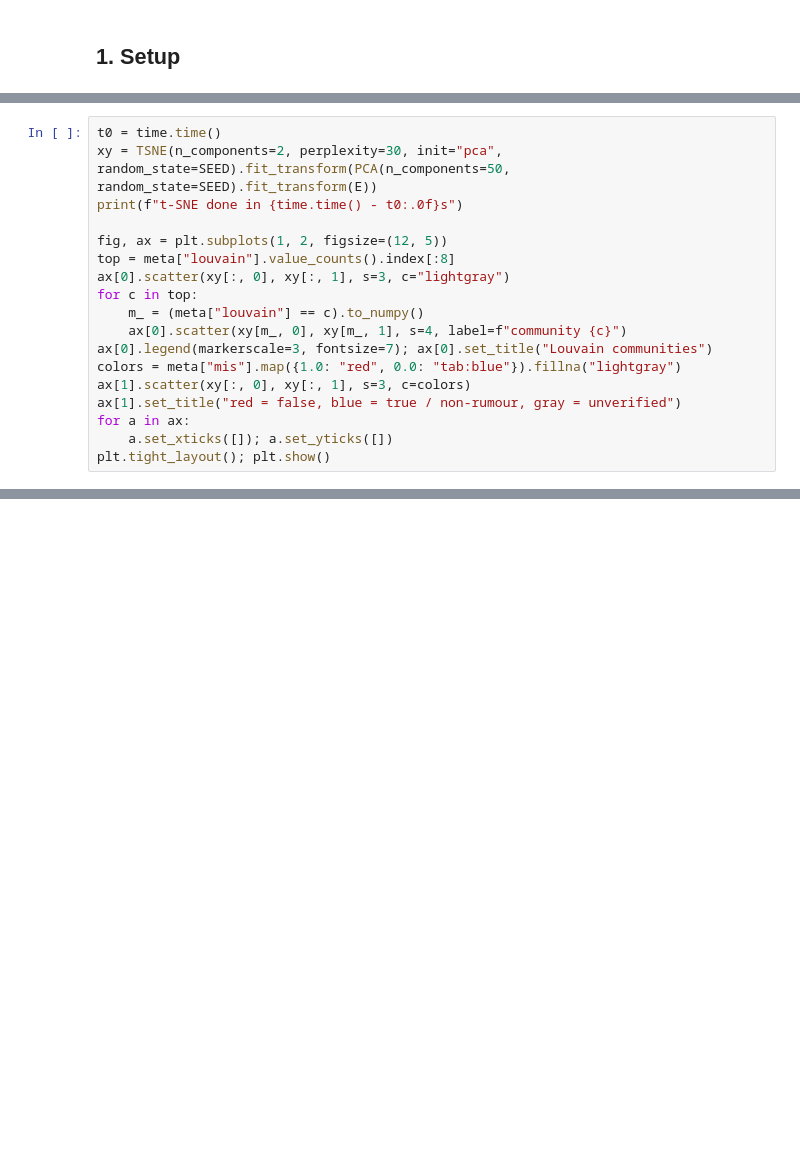
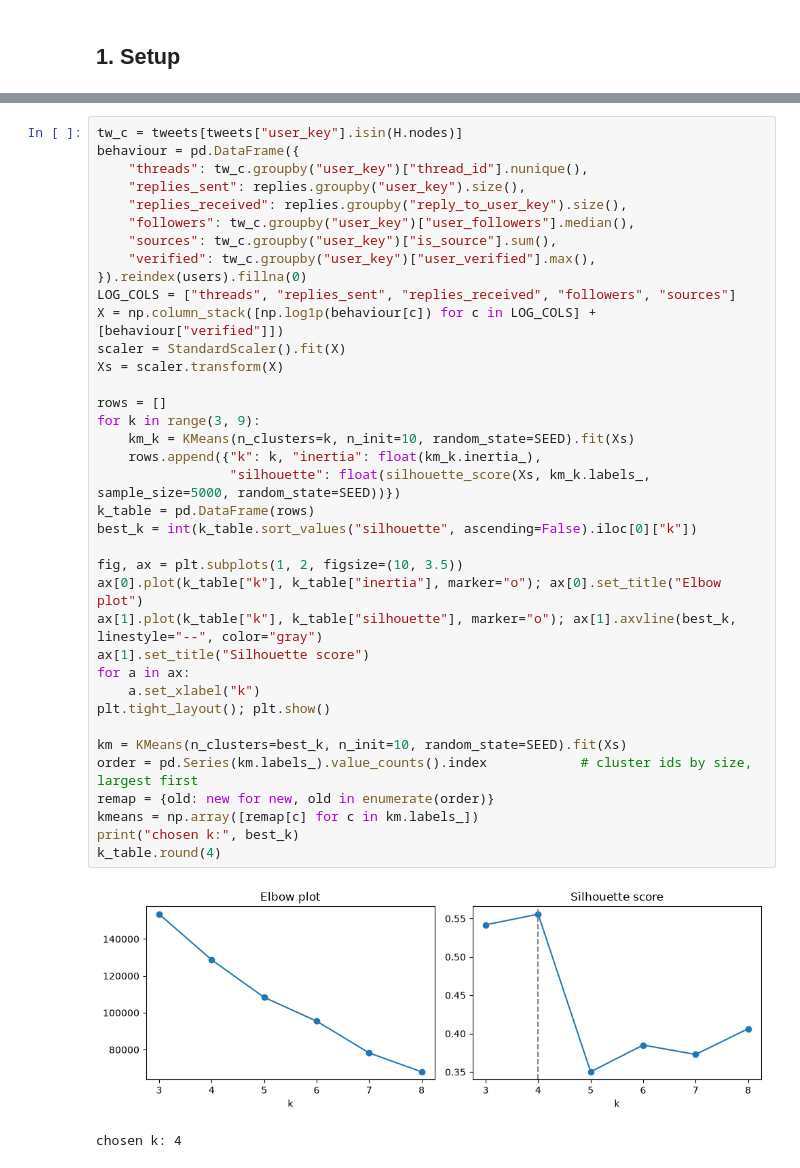
Before and after one commit to PhamAn0910/COS30049-political-misinfo, a Jupyter notebook: backend/notebooks/06_community_detection.ipynb, the cells around one changed output, grey strips where cells are left out. Drawn from its saved outputs; the diff is of its cells as text; blank space fills up the shorter version.

```diff
--- a/backend/notebooks/06_community_detection.ipynb
+++ b/backend/notebooks/06_community_detection.ipynb
@@ -247,18 +21,0 @@ t-SNE squeezes the 384 numbers into 2 so that similar cascades land near each ot
-# %%
-t0 = time.time()
-xy = TSNE(n_components=2, perplexity=30, init="pca", random_state=SEED).fit_transform(PCA(n_components=50, random_state=SEED).fit_transform(E))
-print(f"t-SNE done in {time.time() - t0:.0f}s")
-
-fig, ax = plt.subplots(1, 2, figsize=(12, 5))
-top = meta["louvain"].value_counts().index[:8]
-ax[0].scatter(xy[:, 0], xy[:, 1], s=3, c="lightgray")
-for c in top:
-    m_ = (meta["louvain"] == c).to_numpy()
-    ax[0].scatter(xy[m_, 0], xy[m_, 1], s=4, label=f"community {c}")
-ax[0].legend(markerscale=3, fontsize=7); ax[0].set_title("Louvain communities")
-colors = meta["mis"].map({1.0: "red", 0.0: "tab:blue"}).fillna("lightgray")
-ax[1].scatter(xy[:, 0], xy[:, 1], s=3, c=colors)
-ax[1].set_title("red = false, blue = true / non-rumour, gray = unverified")
-for a in ax:
-    a.set_xticks([]); a.set_yticks([])
-plt.tight_layout(); plt.show()
@@ -531,0 +162,40 @@ K-Means cluster of the first 3 cascades: [4 4 4] (saved: [4 4 4] )
+# %%
+tw_c = tweets[tweets["user_key"].isin(H.nodes)]
+behaviour = pd.DataFrame({
+    "threads": tw_c.groupby("user_key")["thread_id"].nunique(),
+    "replies_sent": replies.groupby("user_key").size(),
+    "replies_received": replies.groupby("reply_to_user_key").size(),
+    "followers": tw_c.groupby("user_key")["user_followers"].median(),
+    "sources": tw_c.groupby("user_key")["is_source"].sum(),
+    "verified": tw_c.groupby("user_key")["user_verified"].max(),
+}).reindex(users).fillna(0)
+LOG_COLS = ["threads", "replies_sent", "replies_received", "followers", "sources"]
+X = np.column_stack([np.log1p(behaviour[c]) for c in LOG_COLS] + [behaviour["verified"]])
+scaler = StandardScaler().fit(X)
+Xs = scaler.transform(X)
+
+rows = []
+for k in range(3, 9):
+    km_k = KMeans(n_clusters=k, n_init=10, random_state=SEED).fit(Xs)
+    rows.append({"k": k, "inertia": float(km_k.inertia_),
+                 "silhouette": float(silhouette_score(Xs, km_k.labels_, sample_size=5000, random_state=SEED))})
+k_table = pd.DataFrame(rows)
+best_k = int(k_table.sort_values("silhouette", ascending=False).iloc[0]["k"])
+
+fig, ax = plt.subplots(1, 2, figsize=(10, 3.5))
+ax[0].plot(k_table["k"], k_table["inertia"], marker="o"); ax[0].set_title("Elbow plot")
+ax[1].plot(k_table["k"], k_table["silhouette"], marker="o"); ax[1].axvline(best_k, linestyle="--", color="gray")
+ax[1].set_title("Silhouette score")
+for a in ax:
+    a.set_xlabel("k")
+plt.tight_layout(); plt.show()
+
+km = KMeans(n_clusters=best_k, n_init=10, random_state=SEED).fit(Xs)
+order = pd.Series(km.labels_).value_counts().index            # cluster ids by size, largest first
+remap = {old: new for new, old in enumerate(order)}
+kmeans = np.array([remap[c] for c in km.labels_])
+print("chosen k:", best_k)
+k_table.round(4)
+# %% [output]
+[figure, added]
+chosen k: 4
```
Also changed, not shown: parts of 60 cells of this notebook, 3 other files.
